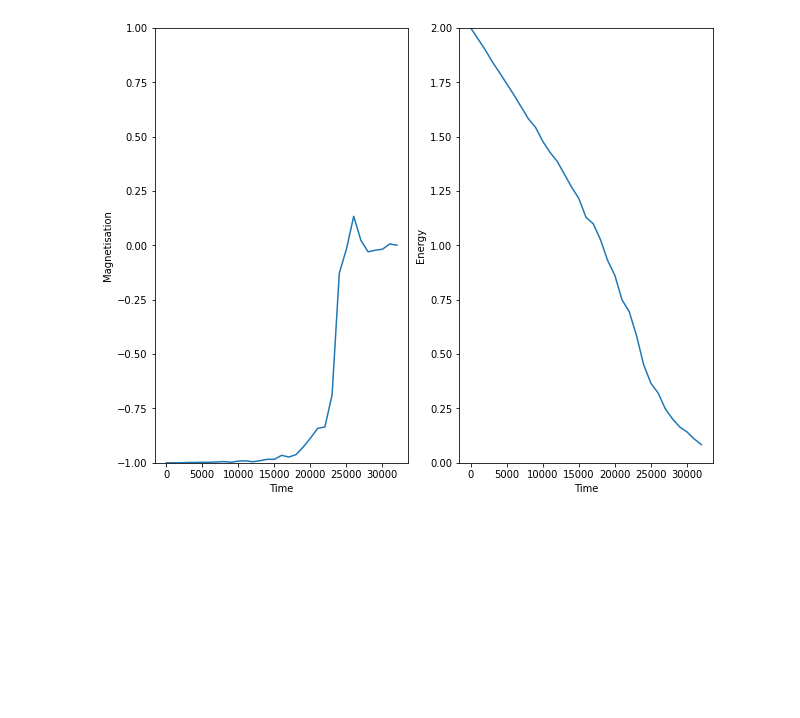
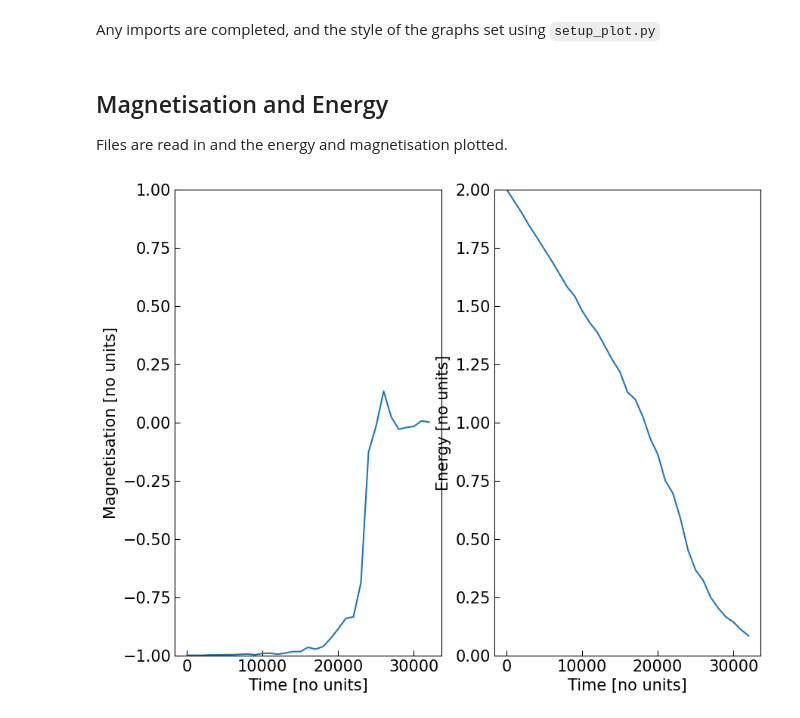
Before and after one commit to edwardwebster/PH30056-Labs, a Jupyter notebook: Coursework 2/Data/2/2.ipynb, the cells around one changed output. Drawn from its saved outputs; the diff is of its cells as text; code cells hidden in the pictures; blank space fills up the shorter version.

```diff
--- a/Coursework 2/Data/2/2.ipynb
+++ b/Coursework 2/Data/2/2.ipynb
@@ -10,0 +9,2 @@ N = 50*50
+# %% [markdown]
+Any imports are completed, and the style of the graphs set using `setup_plot.py`
@@ -11,30 +17,30 @@ N = 50*50
+# %% [markdown]
+## Magnetisation and Energy
+
+Files are read in and the energy and magnetisation plotted.
 # %%
-import numpy as np
-import pandas as pd
-import matplotlib.pyplot as plt
+file = "cold_to_hot.csv"
 
-file = "../1.000000.csv"
-
-meanfield_data = pd.read_csv('../1/meanfield_isingdata_CSV.csv')
+meanfield_data = pd.read_csv("../meanfield.csv")
 data = pd.read_csv(file, sep=',', header=0, skiprows=2)
 filter = slice(transience,-1,1000)
 
 plt.figure(figsize=[10, 8])
 
 plt.subplot(121)
-plt.xlabel("Time")
-plt.ylabel("Magnetisation")
+plt.xlabel("Time [no units]")
+plt.ylabel("Magnetisation [no units]")
 plt.ylim([-1, 1])
 plt.plot(data.time[filter], data.magnetisation[filter])
 
 plt.subplot(122)
-plt.xlabel("Time")
-plt.ylabel("Energy")
+plt.xlabel("Time [no units]")
+plt.ylabel("Energy [no units]")
 plt.ylim([0, 2])
 plt.plot(data.time[filter], data.energy[filter])
 
 plt.show()
 
 # data.head()
 # %% [output]
-[figure, old version]
+[figure, new version]
```
Also changed, not shown: parts of 18 cells of this notebook, 21 other files.
